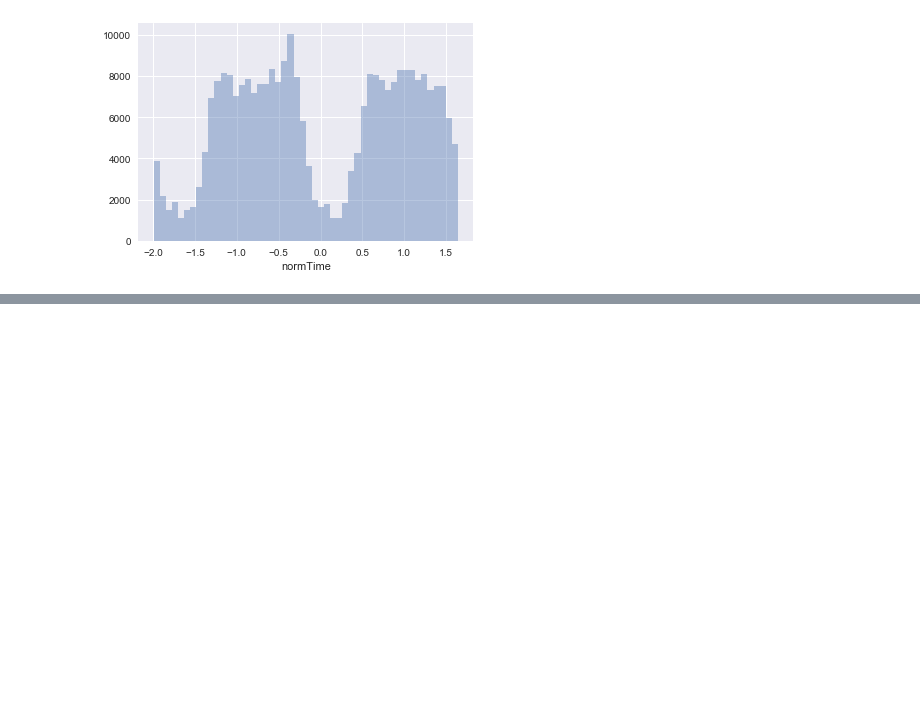
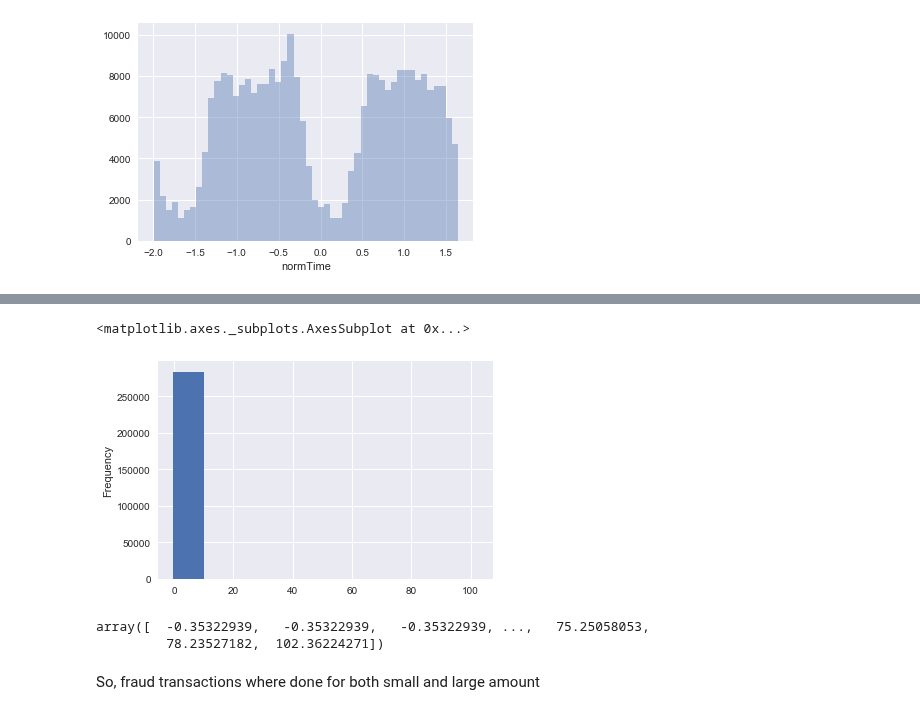
Before and after one commit to sushant2811/CreditCardFraudDetection, a Jupyter notebook: CreditCardFraudDetection.ipynb, the cells around one changed output, grey strips where cells are left out. Saved outputs shown, nothing was run; the diff lists cells and outputs as text; code cells hidden in the pictures; blank space fills up the shorter version.

```diff
--- a/CreditCardFraudDetection.ipynb
+++ b/CreditCardFraudDetection.ipynb
@@ -225,0 +250,12 @@ sns.distplot(df['normTime'], kde = False)
+# %%
+NormalTransaction['normAmount'].plot.hist()
+# %% [output]
+<matplotlib.axes._subplots.AxesSubplot at 0x...>
+[figure, added]
+# %%
+np.sort(NormalTransaction['normAmount'])
+# %% [output]
+array([  -0.35322939,   -0.35322939,   -0.35322939, ...,   75.25058053,
+         78.23527182,  102.36224271])
+# %% [markdown]
+So, fraud transactions where done for both small and large amount
```
Also changed, not shown: parts of 6 cells of this notebook.
